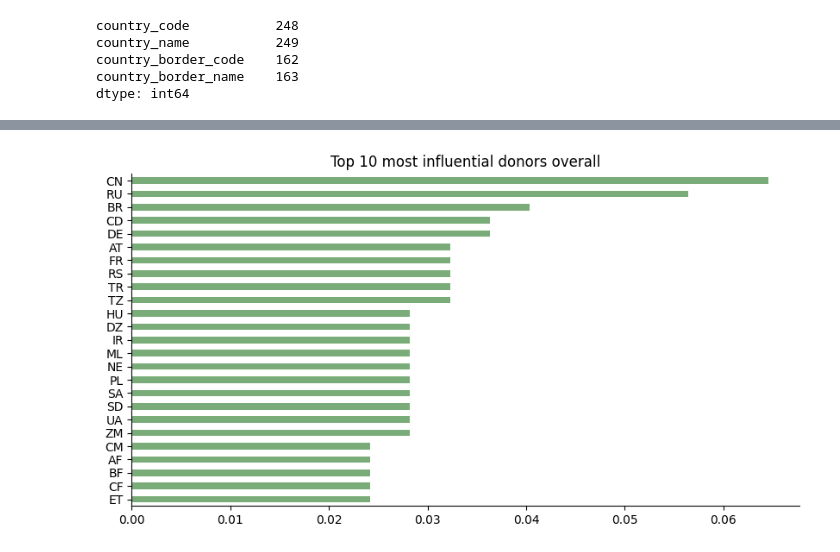
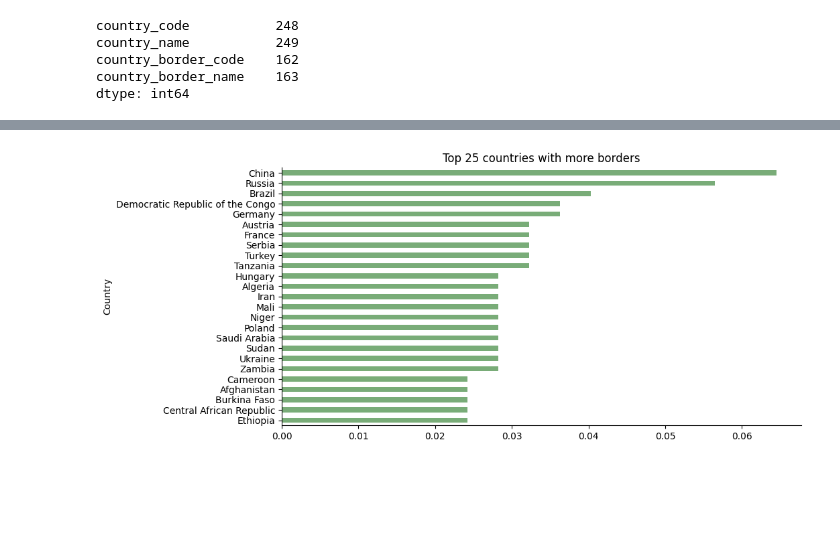
Before and after one commit to maikelps/TheWorldAsAGraph, a Jupyter notebook: initial_expl.ipynb, the cells around one changed output, grey strips where cells are left out. Cells and saved outputs as stored; diff of their text form; code cells hidden in the pictures; blank space fills up the shorter version.

```diff
--- a/initial_expl.ipynb
+++ b/initial_expl.ipynb
@@ -7,6 +9,6 @@ import networkx as nx
 # %%
-df = pd.read_csv('COUNTRY-BORDERS.csv')
-df.head()
+dfbord = pd.read_csv('Data/COUNTRY-BORDERS.csv')
+dfbord.head()
 # %% [output]
 |  | country_code | country_name | country_border_code | country_border_name |
 | 0 | AD | Andorra | FR | France |
@@ -26,8 +28,8 @@ dtype: int64
 # Object Creation
 GR = nx.Graph()
 
-vrtxs = df.country_code.unique()
-edges = df.dropna().pipe(lambda _df: _df.assign(edges = list(zip(_df['country_code'], _df['country_border_code']))) ).edges.to_list()
+vrtxs = dfbord.country_code.unique()
+edges = dfbord.dropna().pipe(lambda _df: _df.assign(edges = list(zip(_df['country_code'], _df['country_border_code']))) ).edges.to_list()
 
 GR.add_nodes_from(vrtxs)
 GR.add_edges_from(edges)
@@ -54,9 +73,23 @@ Centrality
+# %%
+#topBorders = pd.Series( nx.degree_centrality(GR) )
+
+# Reading countri names
+dfc = pd.read_csv('Data/world-data-2023.csv')
+
+
+# Preparing Data
+topBorders = (
+            pd.DataFrame( list(nx.degree_centrality(GR).items()), columns=['CountryCode', 'Centrality'] )
+            .set_index('CountryCode')
+            .merge( dfc.set_index('Abbreviation')[['Country']], left_index=True, right_index=True, how='left')
+            .set_index('Country')
+            .Centrality
+            )
+#dfc
 # %%
-topBorders = pd.Series( nx.degree_centrality(GR) )
-
-topBorders.nlargest(25).sort_values(ascending=True).plot.barh(figsize=(10,5), title='Top 10 most influential donors overall', color=['#79AC78'])
+topBorders.nlargest(25).sort_values(ascending=True).plot.barh(figsize=(10,5), title='Top 25 countries with more borders', color=['#79AC78'])
 
 sns.despine(top=True, right=True)
 plt.show()
 # %% [output]
-[figure, old version]
+[figure, new version]
```
Also changed, not shown: parts of 6 cells of this notebook.
